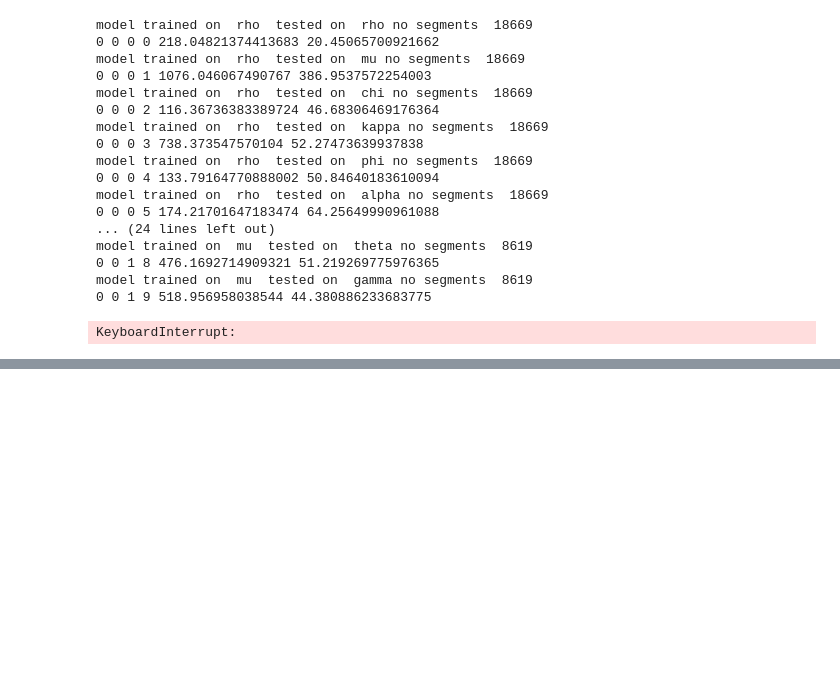
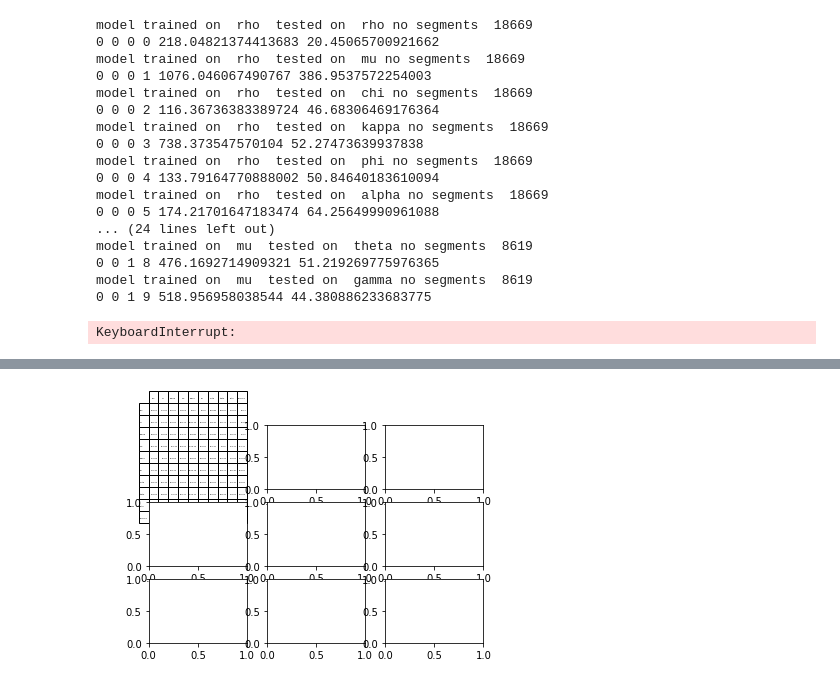
Before and after one commit to jorwatkapola/timeseries_segment_clustering, a Jupyter notebook: segment_clustering.ipynb, the cells around one changed output, grey strips where cells are left out. Drawn from its saved outputs; the diff is of its cells as text; code cells hidden in the pictures; blank space fills up the shorter version.

Commit message:
v1.5.3 don't even know, but works for validation

```diff
--- a/segment_clustering.ipynb
+++ b/segment_clustering.ipynb
@@ -253,0 +240,23 @@ plt.show()
+# %%
+#results[n_pro, n_len, n_model, n_test, 0]
+in_results=np.zeros((3,3,10,10,2))
+with open("hyperpar_experiment.txt", "r") as file:
+    for line in file:
+        if line[0] != "m":
+            line = line[:-1]
+            items=line.split(" ")
+            in_results[int(items[0]), int(items[1]), int(items[2]), int(items[3]), 0]= np.round(float(items[4]),2)
+            in_results[int(items[0]), int(items[1]), int(items[2]), int(items[3]), 1]= np.round(float(items[5]),2)
+# %%
+classes=list(set(y_valid))
+pro_clusters=[100, 150, 200]
+seg_lens=[30, 50, 70]
+
+#plt.figure(figsize=(6.4*5, 4.8))
+fig, ax = plt.subplots(3, 3)
+ax[0,0].axis('tight')
+ax[0,0].axis('off')
+the_table=ax[0,0].table(cellText=in_results[0,0,:,:,0],colLabels=classes,rowLabels=classes,loc='center')
+plt.show()
+# %% [output]
+[figure, added]
```
Also changed, not shown: parts of 13 cells of this notebook, 4 other files.
